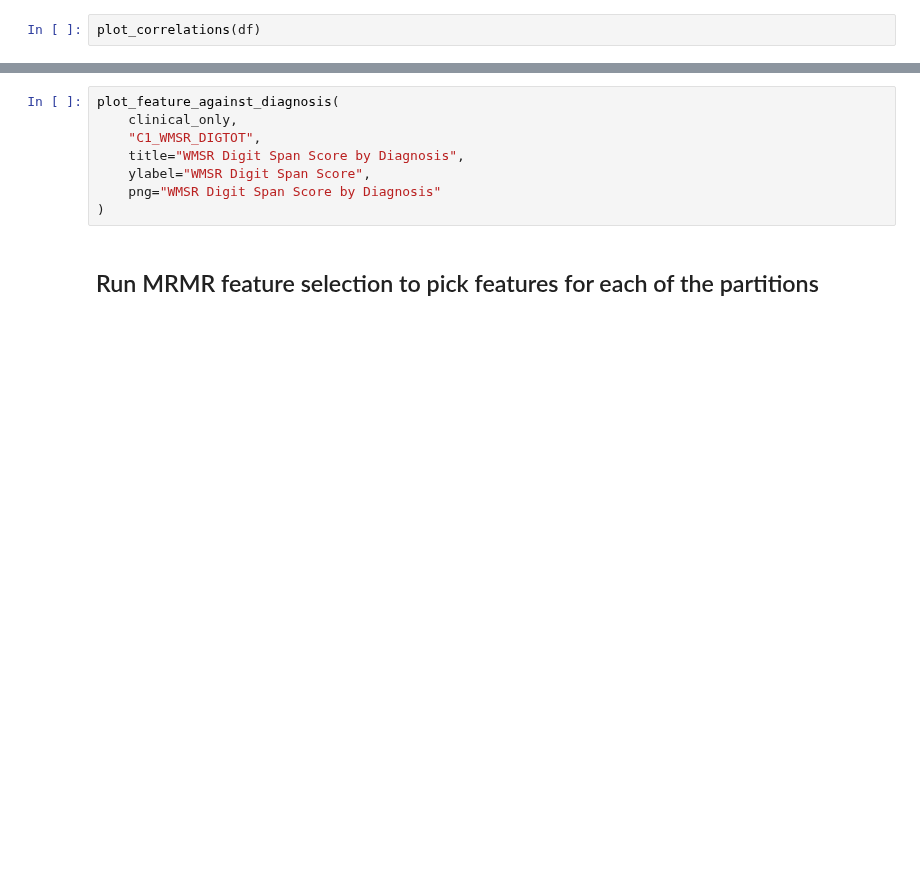
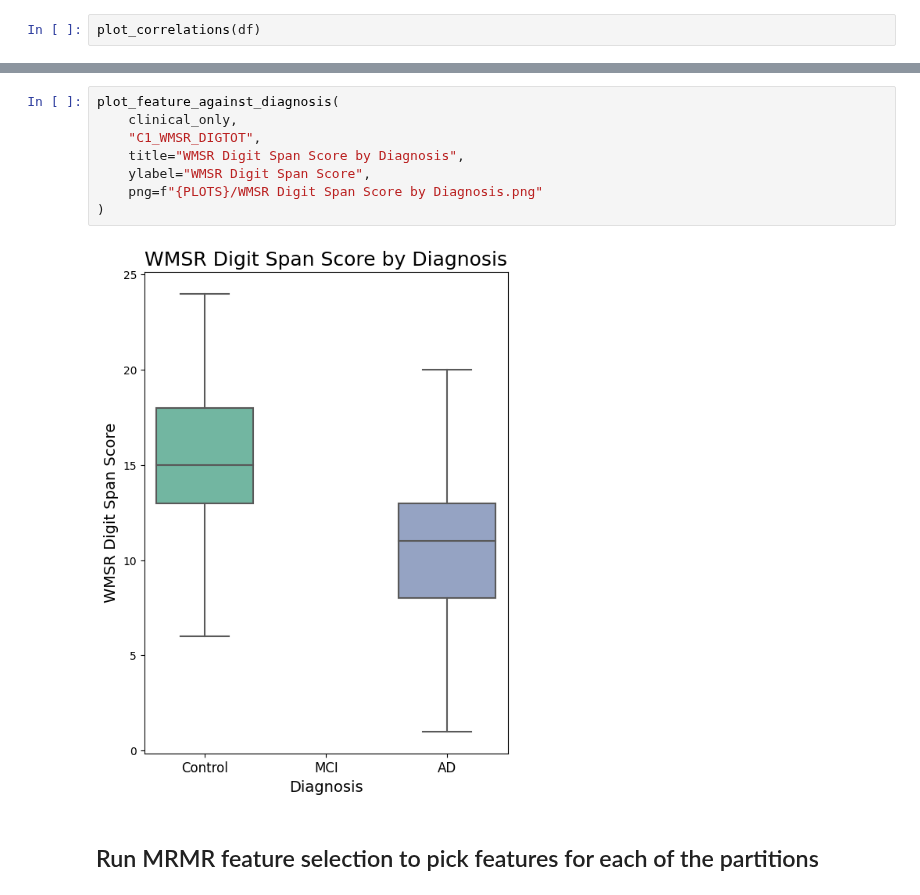
Before and after one commit to anusha1207/TARCC-Alzheimers, a Jupyter notebook: main.ipynb, the cells around one changed output, grey strips where cells are left out. Drawn from its saved outputs; the diff is of its cells as text; blank space fills up the shorter version.

```diff
--- a/main.ipynb
+++ b/main.ipynb
@@ -52,11 +65,13 @@ plot_feature_against_diagnosis(
 # %%
 plot_feature_against_diagnosis(
     clinical_only,
     "C1_WMSR_DIGTOT",
     title="WMSR Digit Span Score by Diagnosis",
     ylabel="WMSR Digit Span Score",
-    png="WMSR Digit Span Score by Diagnosis"
+    png=f"{PLOTS}/WMSR Digit Span Score by Diagnosis.png"
 )
+# %% [output]
+[figure, added]
 # %% [markdown]
 ## Run MRMR feature selection to pick features for each of the partitions
 # %%
```
Also changed, not shown: parts of 8 cells of this notebook, 4 other files.
